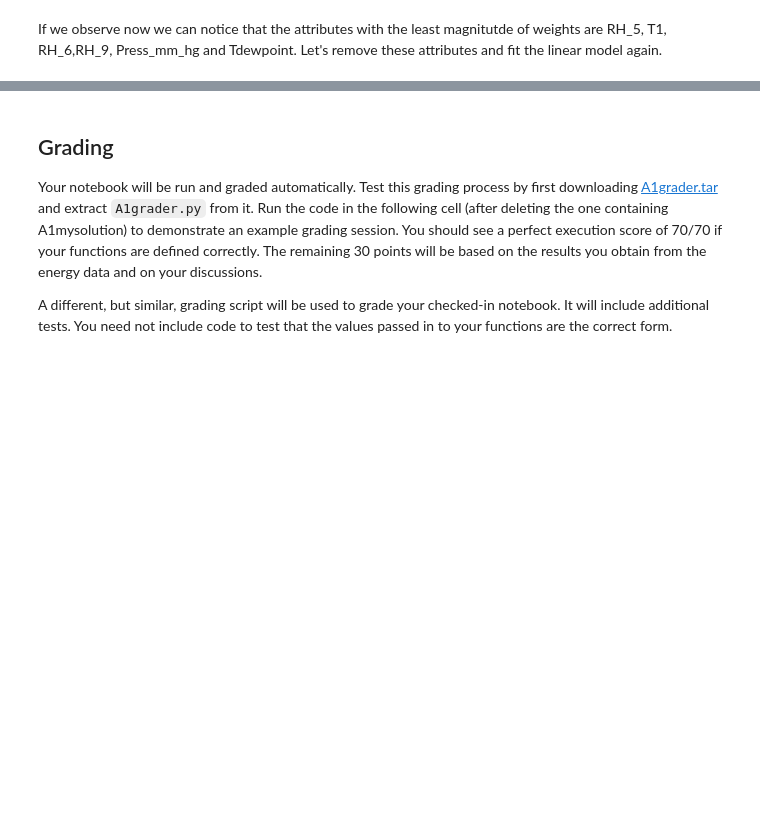
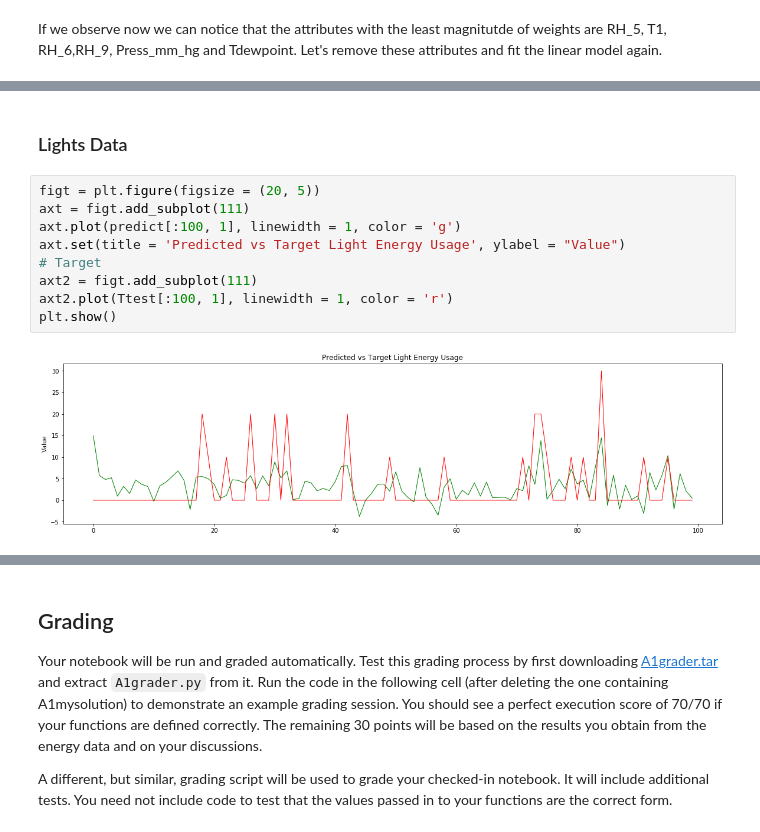
Before and after one commit to vignesh9025/test_repo, a Jupyter notebook: A1 Linear Regression.ipynb, the cells around one changed output, grey strips where cells are left out. Drawn from its saved outputs; the diff is of its cells as text; blank space fills up the shorter version.

```diff
--- a/A1 Linear Regression.ipynb
+++ b/A1 Linear Regression.ipynb
@@ -565,0 +625,13 @@ AttributeError: 'numpy.ndarray' object has no attribute 'drop'
+# %% [markdown]
+### Lights Data
+# %%
+figt = plt.figure(figsize = (20, 5))
+axt = figt.add_subplot(111)
+axt.plot(predict[:100, 1], linewidth = 1, color = 'g')
+axt.set(title = 'Predicted vs Target Light Energy Usage', ylabel = "Value")
+# Target
+axt2 = figt.add_subplot(111)
+axt2.plot(Ttest[:100, 1], linewidth = 1, color = 'r')
+plt.show()
+# %% [output]
+[figure, added]
```
Also changed, not shown: parts of 42 cells of this notebook.
